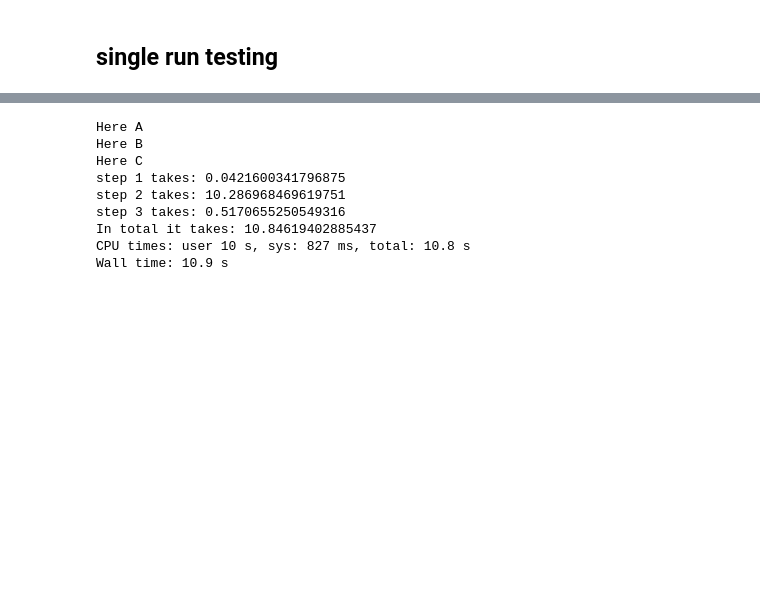
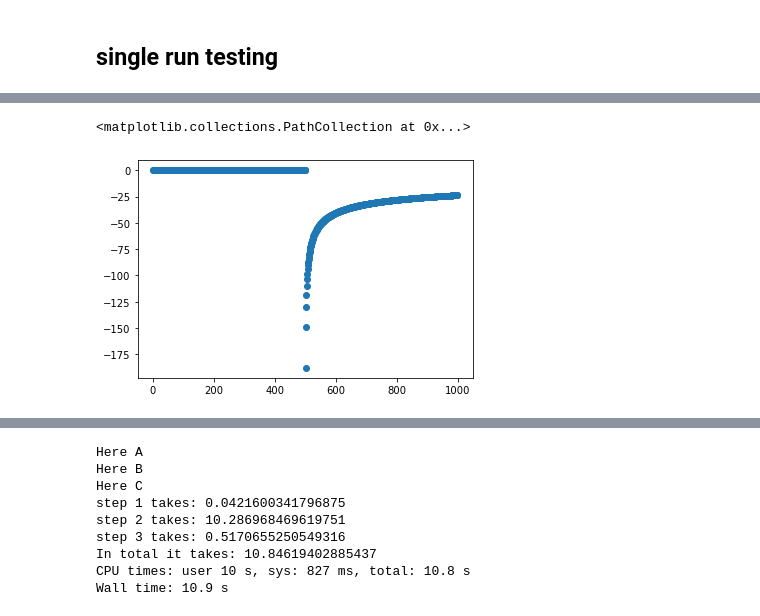
Before and after one commit to weiyuanlou/PyCSR2D, a Jupyter notebook: examples/testing.ipynb, the cells around one changed output, grey strips where cells are left out. Saved outputs shown, nothing was run; the diff lists cells and outputs as text; code cells hidden in the pictures; blank space fills up the shorter version.

```diff
--- a/examples/testing.ipynb
+++ b/examples/testing.ipynb
@@ -171,0 +237,34 @@ WsConv.__class__
+# %%
+for i in range(5):
+    t1 = time.time()
+    # Creating the grid of the z-derivative of the bunch distribution
+    zvec = np.arange(-5*sigmaz, 5*sigmaz, dz)
+    xvec = np.arange(-5*sigmax, 5*sigmax, dx)
+    zm, xm = np.meshgrid(zvec, xvec, indexing='ij')
+    lambdap_grid = lambda_p_Gauss(zm,xm)
+    print(lambdap_grid[0][0])
+
+    t2 = time.time()
+
+    # Creating the grid of the potential
+    zvec2 = np.arange(-10*sigmaz, 10*sigmaz, dz)
+    xvec2 = np.arange(-10*sigmax, 10*sigmax, dx)
+    zm2, xm2 = np.meshgrid(zvec2, xvec2, indexing='ij')
+
+    beta_grid = beta*np.ones(zm2.shape)
+    with cf.ProcessPoolExecutor(max_workers = 20) as executor:
+        temp = executor.map(psi_s, zm2, xm2, beta_grid)
+        psi_x_grid = np.array(list(temp))
+    print(psi_x_grid[0][0])
+
+    t3 = time.time()
+
+    conv_x = oaconvolve(lambdap_grid, psi_x_grid, mode='same')
+    WxConv = (beta**2/rho)*(conv_s)*(dz*dx)
+    print(WxConv[0][0])
+    t4 = time.time()
+
+
+    print('Step 1 takes:', t2 - t1)
+    print('Step 2 takes:', t3 - t2)
+    print('Step 3 takes:', t4 - t3)
@@ -173,0 +331,14 @@ WsConv.__class__
+# %%
+zvec2 = np.arange(-10*sigmaz, 10*sigmaz, dz)
+xvec2 = np.arange(-10*sigmax, 10*sigmax, dx)
+zm2, xm2 = np.meshgrid(zvec2, xvec2, indexing='ij')
+
+beta_grid = beta*np.ones(zm2.shape)
+with cf.ProcessPoolExecutor(max_workers = 20) as executor:
+    temp = executor.map(psi_s, zm2, xm2, beta_grid)
+    psi_s_grid = np.array(list(temp))
+# %%
+plt.scatter(np.arange(1000),psi_s_grid[:,500])
+# %% [output]
+<matplotlib.collections.PathCollection at 0x...>
+[figure, added]
```
Also changed, not shown: parts of 21 cells of this notebook, 5 other files.
